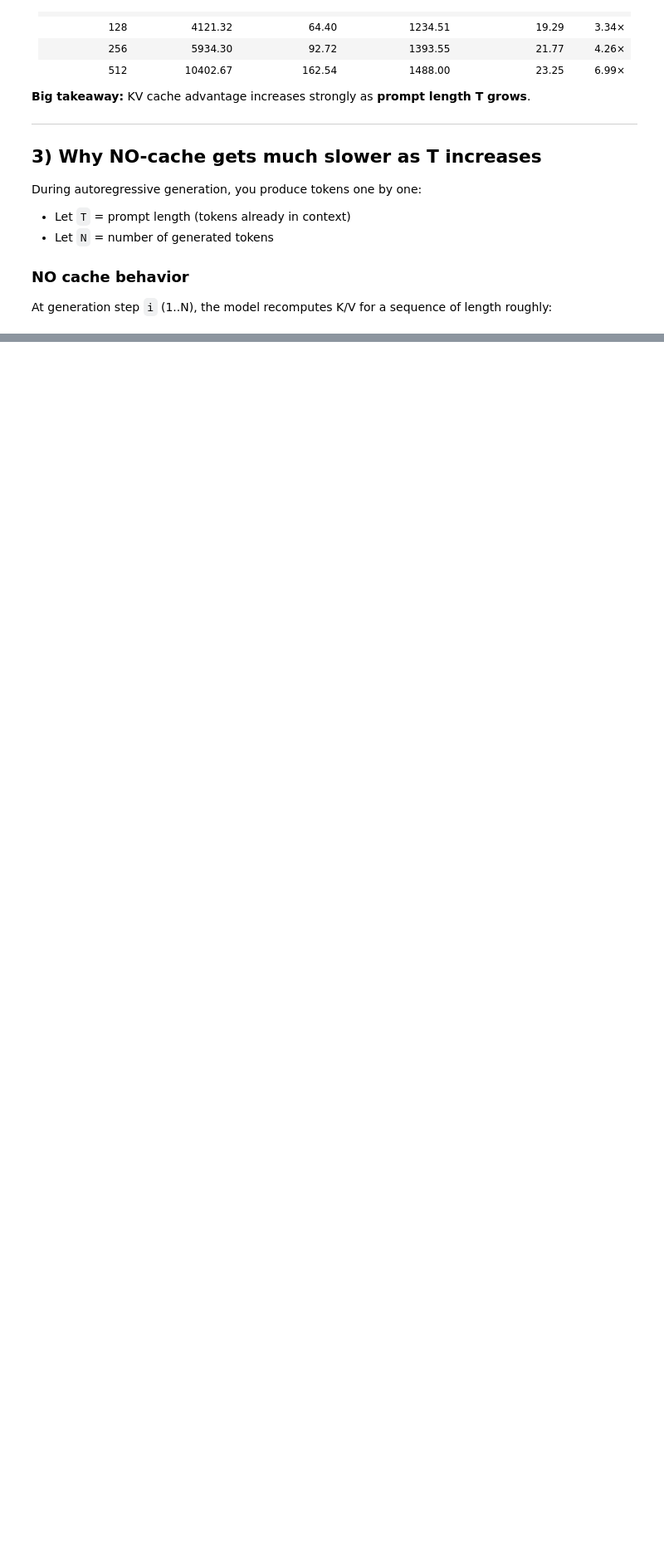
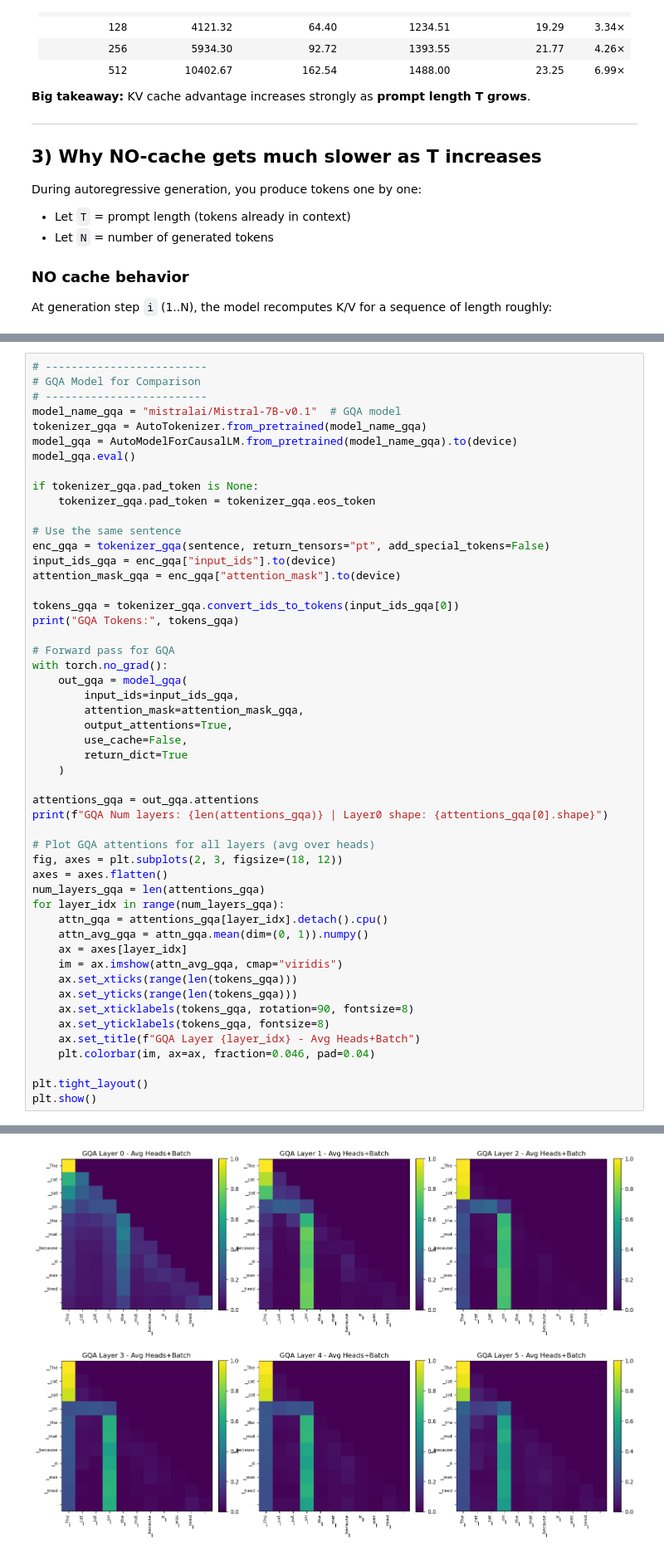
Before and after one commit to propardhu/Attentions_PlayGround, a Jupyter notebook: Grouped_Query_Attention.ipynb, the cells around one changed output, grey strips where cells are left out. Shown at 83% size. Drawn from its saved outputs; the diff is of its cells as text; blank space fills up the shorter version.

```diff
--- a/Grouped_Query_Attention.ipynb
+++ b/Grouped_Query_Attention.ipynb
@@ -392,3 +392,55 @@ Top attention targets FROM 'Ġit' (NO FILTERS):
   →        Ġit: 0.0355
   →       Ġmat: 0.0259
   →       Ġthe: 0.0188
+# %%
+# -------------------------
+# GQA Model for Comparison
+# -------------------------
+model_name_gqa = "mistralai/Mistral-7B-v0.1"  # GQA model
+tokenizer_gqa = AutoTokenizer.from_pretrained(model_name_gqa)
+model_gqa = AutoModelForCausalLM.from_pretrained(model_name_gqa).to(device)
+model_gqa.eval()
+
+if tokenizer_gqa.pad_token is None:
+    tokenizer_gqa.pad_token = tokenizer_gqa.eos_token
+
+# Use the same sentence
+enc_gqa = tokenizer_gqa(sentence, return_tensors="pt", add_special_tokens=False)
+input_ids_gqa = enc_gqa["input_ids"].to(device)
+attention_mask_gqa = enc_gqa["attention_mask"].to(device)
+
+tokens_gqa = tokenizer_gqa.convert_ids_to_tokens(input_ids_gqa[0])
+print("GQA Tokens:", tokens_gqa)
+
+# Forward pass for GQA
+with torch.no_grad():
+    out_gqa = model_gqa(
+        input_ids=input_ids_gqa,
+        attention_mask=attention_mask_gqa,
+        output_attentions=True,
+        use_cache=False,
+        return_dict=True
+    )
+
+attentions_gqa = out_gqa.attentions
+print(f"GQA Num layers: {len(attentions_gqa)} | Layer0 shape: {attentions_gqa[0].shape}")
+
+# Plot GQA attentions for all layers (avg over heads)
+fig, axes = plt.subplots(2, 3, figsize=(18, 12))
+axes = axes.flatten()
+num_layers_gqa = len(attentions_gqa)
+for layer_idx in range(num_layers_gqa):
+    attn_gqa = attentions_gqa[layer_idx].detach().cpu()
+    attn_avg_gqa = attn_gqa.mean(dim=(0, 1)).numpy()
+    ax = axes[layer_idx]
+    im = ax.imshow(attn_avg_gqa, cmap="viridis")
+    ax.set_xticks(range(len(tokens_gqa)))
+    ax.set_yticks(range(len(tokens_gqa)))
+    ax.set_xticklabels(tokens_gqa, rotation=90, fontsize=8)
+    ax.set_yticklabels(tokens_gqa, fontsize=8)
+    ax.set_title(f"GQA Layer {layer_idx} - Avg Heads+Batch")
+    plt.colorbar(im, ax=ax, fraction=0.046, pad=0.04)
+
+plt.tight_layout()
+plt.show()
+# %% [output]
@@ -394,0 +455 @@ Top attention targets FROM 'Ġit' (NO FILTERS):
+[figure, added]
```
Also changed, not shown: parts of 3 cells of this notebook, 2 other files.
